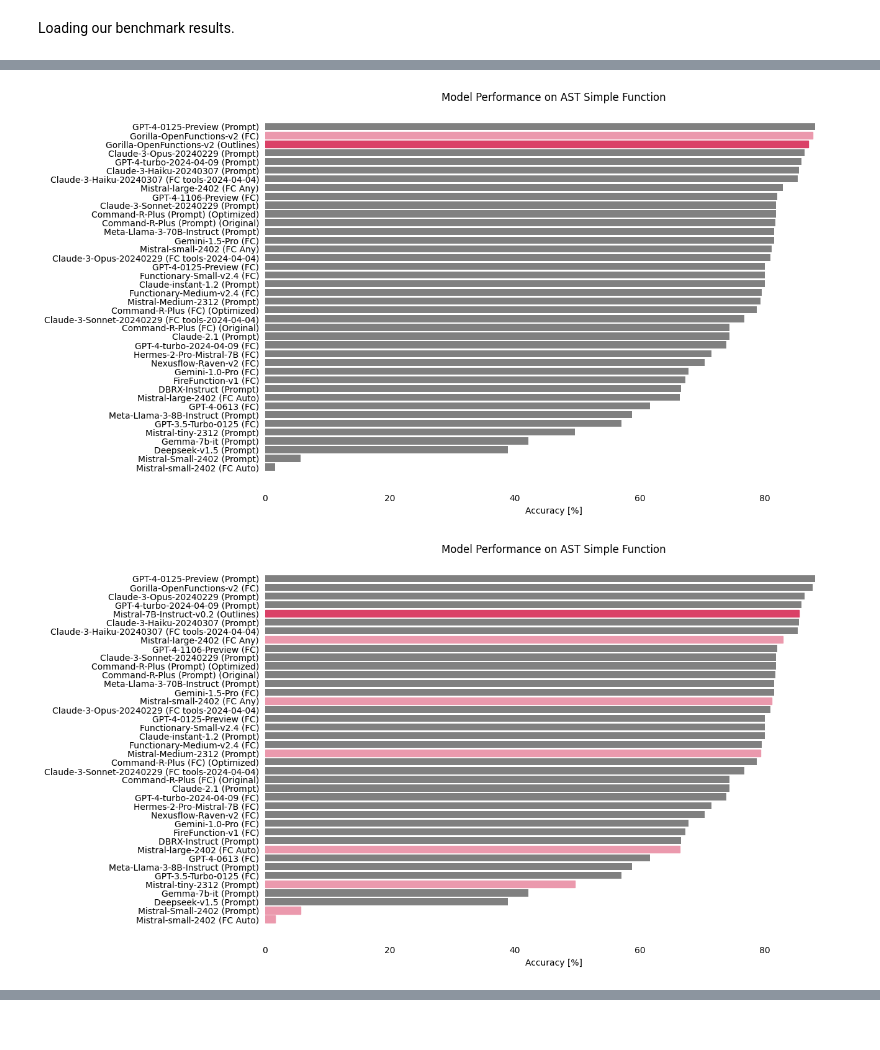
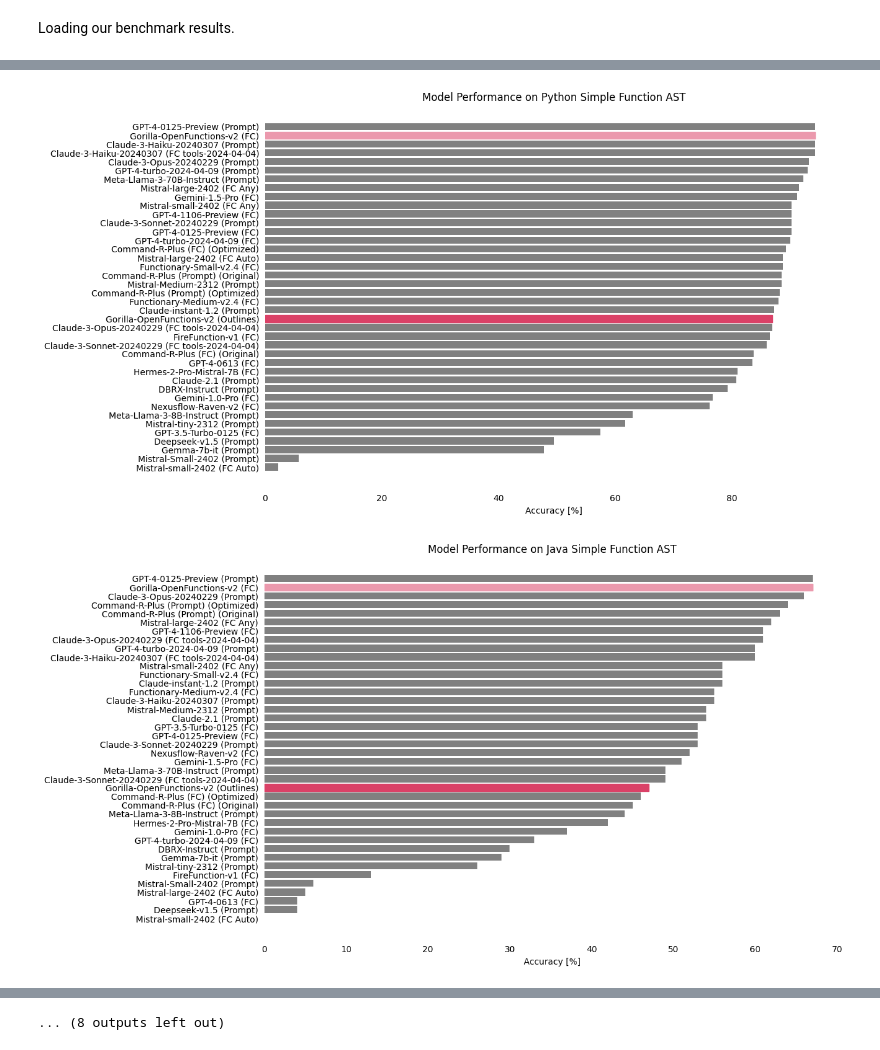
Before and after one commit to aastroza/structured-generation-benchmark, a Jupyter notebook: evals/bfcl/notebooks/visualize_scores.ipynb, the cells around one changed output, grey strips where cells are left out. Cells and saved outputs as stored; diff of their text form; code cells hidden in the pictures.

Commit message:
new figures for each metric (simple, python, java, javascript)

```diff
--- a/evals/bfcl/notebooks/visualize_scores.ipynb
+++ b/evals/bfcl/notebooks/visualize_scores.ipynb
@@ -4,7 +4,8 @@ import matplotlib.pyplot as plt
 # %% [markdown]
 Reading leaderboard data from 2024-04-26 version, filtering only ast simple evaluation category.
 # %%
+columns = ['Model', 'Simple Function AST', 'Python Simple Function AST', 'Java Simple Function AST', 'JavaScript Simple Function AST']
 df = pd.read_csv("https://raw.githubusercontent.com/ShishirPatil/gorilla/46e959b73be6a40c233e36c71c268ce3a9eabe36/data.csv")
-df = df[['Model', 'Simple Function AST']].sort_values(by='Simple Function AST', ascending=False)
+df = df[columns].sort_values(by='Simple Function AST', ascending=False)
 df
 # %% [output]
@@ -29,7 +30,7 @@ df
 Loading our benchmark results.
 # %%
 df_outlines = pd.read_csv('../data.csv')
-df_outlines = df_outlines[['Model', 'Simple Function AST']].sort_values(by='Simple Function AST', ascending=False)
+df_outlines = df_outlines[columns].sort_values(by='Simple Function AST', ascending=False)
 df_outlines = df_outlines[df_outlines['Model'].str.contains("Outlines")]
 df_outlines
 # %% [output]
@@ -42,24 +43,28 @@ df_outlines
 # %%
-def insert_row(model: str, score: str) -> pd.DataFrame:
-    return (pd.concat([df, pd.DataFrame({'Model': [model], 'Simple Function AST': [score]})])
+def insert_row(model: str, scores: list) -> pd.DataFrame:
+    return (pd.concat([df, pd.DataFrame({'Model': [model],
+                                         'Simple Function AST': [scores[0]],
+                                         'Python Simple Function AST': [scores[1]],
+                                         'Java Simple Function AST': [scores[2]],
+                                         'JavaScript Simple Function AST': [scores[3]]})])
                     .sort_values('Simple Function AST', ascending=False)
                     .reset_index(drop=True)
                     .copy())
 # %%
-def plot_bar_ranking(df, keyword="Outlines"):
-    df['Simple Function AST'] = df['Simple Function AST'].str.replace('%', '').astype(float)
+def plot_bar_ranking(df, metric='Simple Function AST', keyword="Outlines"):
+    df[metric] = df[metric].str.replace('%', '').astype(float)
     # Extract the model containing the keyword and find its prefix
     model_with_keyword = df[df["Model"].str.contains(keyword)]["Model"].iloc[0]
     prefix = model_with_keyword.split('-')[0]
 
     # Sorting the dataframe by performance in descending order
-    df_sorted = df.sort_values(by="Simple Function AST", ascending=True)
+    df_sorted = df.sort_values(by=metric, ascending=True)
 
     # Create the bar plot
     fig, ax = plt.subplots(figsize=(12, 8))
-    bars = ax.barh(df_sorted["Model"], df_sorted["Simple Function AST"], color='grey')
+    bars = ax.barh(df_sorted["Model"], df_sorted[metric], color='grey')
     ax.set_xlabel("Accuracy [%]")
-    ax.set_title("Model Performance on AST Simple Function")
+    ax.set_title(f"Model Performance on {metric}")
 
     # Highlight models starting with the same prefix as the model with the keyword
     highlight_color = "#DA4167"
@@ -78,5 +83,7 @@ def plot_bar_ranking(df, keyword="Outlines"):
     ax.yaxis.set_ticks_position('none')
     plt.show()
 
+    # metric string withouth spaces and in lower case
+    metric_str = metric.replace(' ', '_').lower()
     #save fig
-    fig.savefig(f'../figures/{prefix}_bar_plot.png', bbox_inches='tight', dpi=300)
+    fig.savefig(f'../figures/{prefix}_{metric_str}_bar_plot.png', bbox_inches='tight', dpi=300)
@@ -83,5 +99,8 @@ def plot_bar_ranking(df, keyword="Outlines"):
 # %%
 for model in df_outlines['Model']:
-    df_table = insert_row(model, df_outlines[df_outlines['Model'] == model]['Simple Function AST'].values[0])
-    plot_bar_ranking(df_table)
+    df_table = insert_row(model, list(df_outlines[df_outlines['Model'] == model].values[0][1:]))
+    plot_bar_ranking(df_table, metric='Simple Function AST')
+    plot_bar_ranking(df_table, metric='Python Simple Function AST')
+    plot_bar_ranking(df_table, metric='Java Simple Function AST')
+    plot_bar_ranking(df_table, metric='JavaScript Simple Function AST')
 # %% [output]
@@ -89,2 +108,2 @@ for model in df_outlines['Model']:
-[figure, old version]
+[figure, new version]
-[figure, old version]
+[figure, new version]
@@ -92,0 +119 @@ for model in df_outlines['Model']:
+... (8 outputs left out)
```
Also changed, not shown: parts of 4 cells of this notebook, 30 other files.
